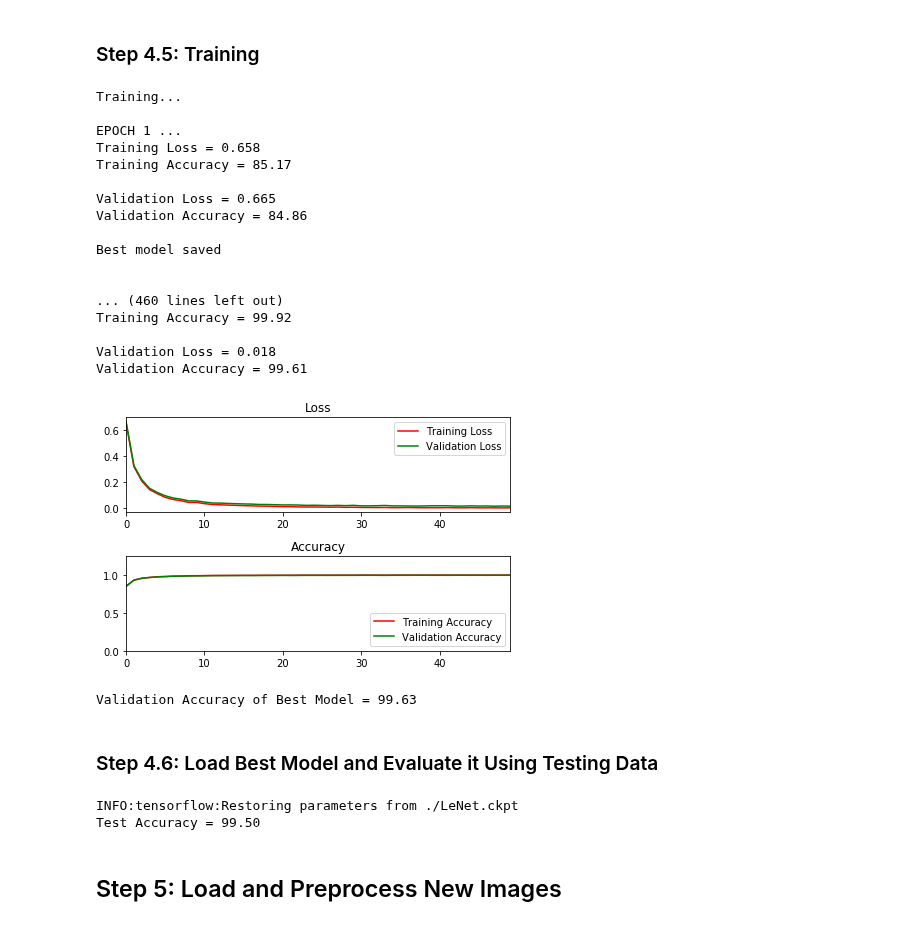
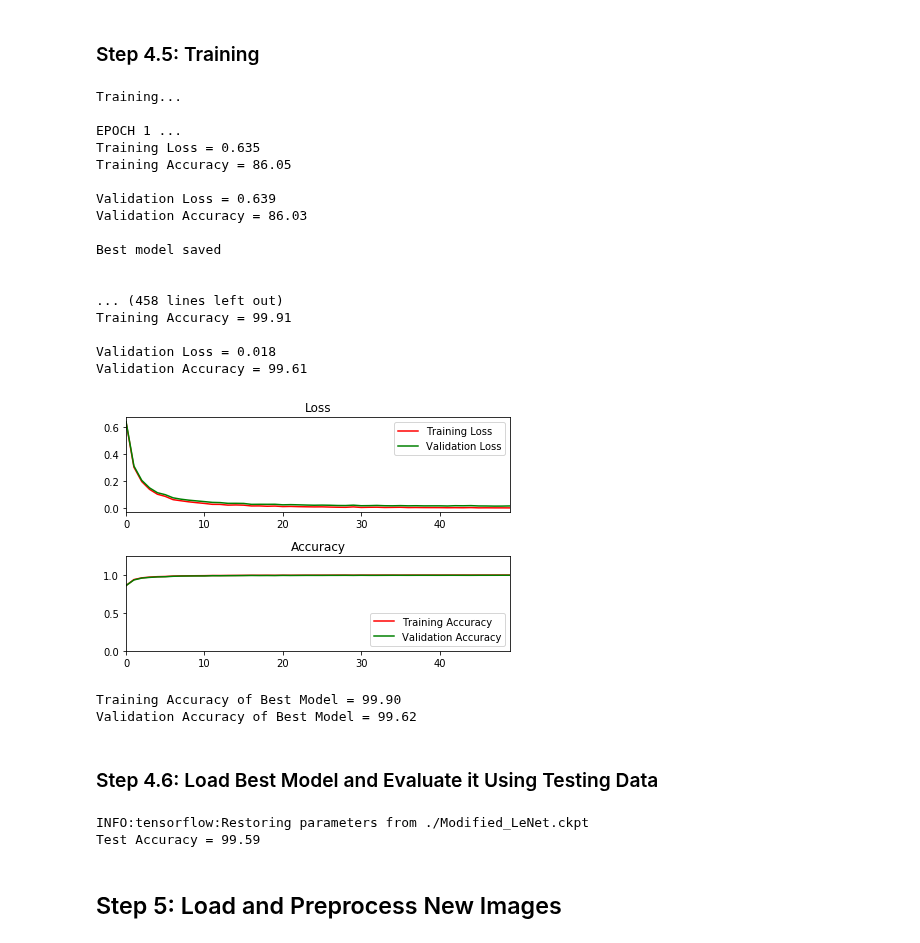
Before and after one commit to amarkaswan/CarND-Traffic-Sign-Classifier-Project, a Jupyter notebook: Traffic_Sign_Classifier.ipynb, the cells around one changed output. Saved outputs shown, nothing was run; the diff lists cells and outputs as text; code cells hidden in the pictures.

```diff
--- a/Traffic_Sign_Classifier.ipynb
+++ b/Traffic_Sign_Classifier.ipynb
@@ -389,6 +389,7 @@ one_hot_y = tf.one_hot(y, n_classes) # tf.one_hot() function to one-hot encode t
 # %%
 # define LeNet
 def Modified_LeNet(x, dropout):
+    global conv1, conv2
     strides = 1
     # TODO: Layer 1: Convolutional. Input = 32x32x1. Output = 28x28x16, i.e., (H: (32 - 5 + 1)/1, W =(32 - 5 + 1)/1)
     conv1 = tf.nn.conv2d(x, W1, strides=[1, strides, strides, 1], padding='VALID')
@@ -495,7 +496,8 @@ with tf.Session() as sess:
 
     print("Training...")
     print()
-    max_accuracy = 0
+    max_valid_accuracy = 0
+    max_train_accuracy = 0
     for i in range(EPOCHS): # train the model for EPOCHS number of iterations
         total_accuracy = 0
         total_loss = 0
@@ -524,52 +526,55 @@ with tf.Session() as sess:
         valid_loss.append(validation_loss)
         train_accuracy.append(training_accuracy)
         valid_accuracy.append(validation_accuracy)
-        if max_accuracy < validation_accuracy: # we save the model having maximum accuracy on validation data
-            max_accuracy = validation_accuracy # so, we can load up later and modify it or evaluate the model on test dataset
+        if max_valid_accuracy < validation_accuracy: # we save the model having maximum accuracy on validation data
+            max_valid_accuracy = validation_accuracy # so, we can load up later and modify it or evaluate the model on test dataset
+            max_train_accuracy = training_accuracy
             saver.save(sess, './Modified_LeNet.ckpt')
             print("Best model saved")
         print()
         print()
 
 loss_plot = plt.subplot(211)
 loss_plot.set_title('Loss')
 loss_plot.plot(epochs, train_loss, 'r', label='Training Loss')
 loss_plot.plot(epochs, valid_loss, 'g', label='Validation Loss')
 loss_plot.set_xlim([epochs[0], epochs[-1]])
 loss_plot.legend(loc=1)
 acc_plot = plt.subplot(212)
 acc_plot.set_title('Accuracy')
 acc_plot.plot(epochs, train_accuracy, 'r', label='Training Accuracy')
 acc_plot.plot(epochs, valid_accuracy, 'g', label='Validation Accuracy')
 acc_plot.set_ylim([0, 1.25])
 acc_plot.set_xlim([epochs[0], epochs[-1]])
 acc_plot.legend(loc=4)
 plt.tight_layout()
 plt.show()
 # %% [output]
 Training...
 
 EPOCH 1 ...
-Training Loss = 0.658
-Training Accuracy = 85.17
+Training Loss = 0.635
+Training Accuracy = 86.05
 
-Validation Loss = 0.665
-Validation Accuracy = 84.86
+Validation Loss = 0.639
+Validation Accuracy = 86.03
 
 Best model saved
 
 
-... (460 lines left out)
-Training Accuracy = 99.92
+... (458 lines left out)
+Training Accuracy = 99.91
 
 Validation Loss = 0.018
 Validation Accuracy = 99.61
-[figure, old version]
+[figure, new version]
 # %%
-# Print validation accuracy of the best model
-print("Validation Accuracy of Best Model = {:.2f}".format(max_accuracy*100))
+# Print traing and validation accuracy of the best model
+print("Training Accuracy of Best Model = {:.2f}".format(max_train_accuracy*100))
+print("Validation Accuracy of Best Model = {:.2f}".format(max_valid_accuracy*100))
 # %% [output]
-Validation Accuracy of Best Model = 99.63
+Training Accuracy of Best Model = 99.90
+Validation Accuracy of Best Model = 99.62
 # %% [markdown]
 ### Step 4.6: Load Best Model and Evaluate it Using Testing Data
 # %%
@@ -581,8 +586,8 @@ with tf.Session() as sess:
 
 print('Test Accuracy = {:.2f}'.format(accuracy*100))
 # %% [output]
-INFO:tensorflow:Restoring parameters from ./LeNet.ckpt
-Test Accuracy = 99.50
+INFO:tensorflow:Restoring parameters from ./Modified_LeNet.ckpt
+Test Accuracy = 99.59
 # %% [markdown]
 ## Step 5: Load and Preprocess New Images
 # %%
```
Also changed, not shown: parts of 9 cells of this notebook, 5 other files.
